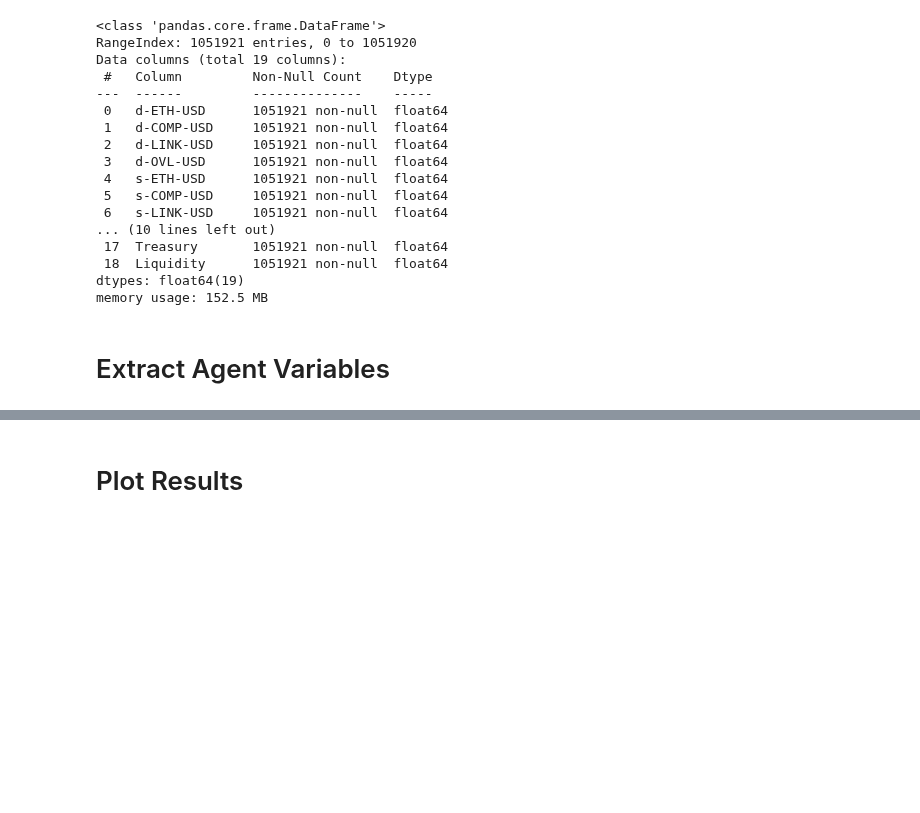
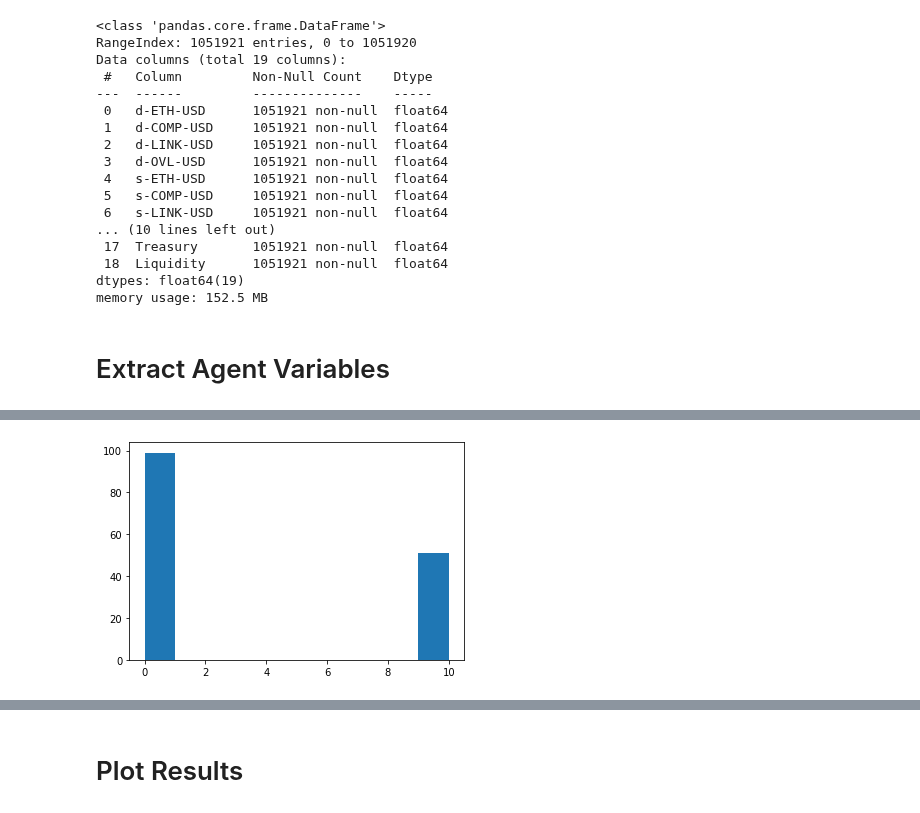
Before and after one commit to overlay-market/overlay-monetary, a Jupyter notebook: notebooks/Agent Based Simulation Long-Run Analysis.ipynb, the cells around one changed output, grey strips where cells are left out. Saved outputs shown, nothing was run; the diff lists cells and outputs as text; code cells hidden in the pictures; blank space fills up the shorter version.

```diff
--- a/notebooks/Agent Based Simulation Long-Run Analysis.ipynb
+++ b/notebooks/Agent Based Simulation Long-Run Analysis.ipynb
@@ -378,5 +372,5 @@ memory usage: 152.5 MB
 # %% [markdown]
 # Extract Agent Variables
 # %%
-# agent_vars_df = monetary_model.data_collector.get_agent_vars_dataframe()
-# print(len(agent_vars_df))
+agent_vars_df = monetary_model.data_collector.get_agent_vars_dataframe()
+print(len(agent_vars_df))
@@ -389,0 +453,4 @@ memory usage: 152.5 MB
+# %%
+histogram = plt.hist(agent_vars_df.loc[pd.IndexSlice[4207676, :], :].values)
+# %% [output]
+[figure, added]
```
Also changed, not shown: parts of 21 cells of this notebook, 1 other file.
